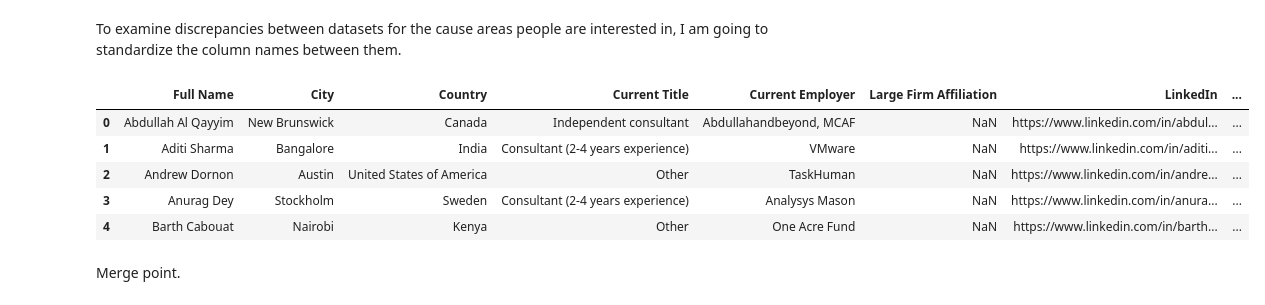
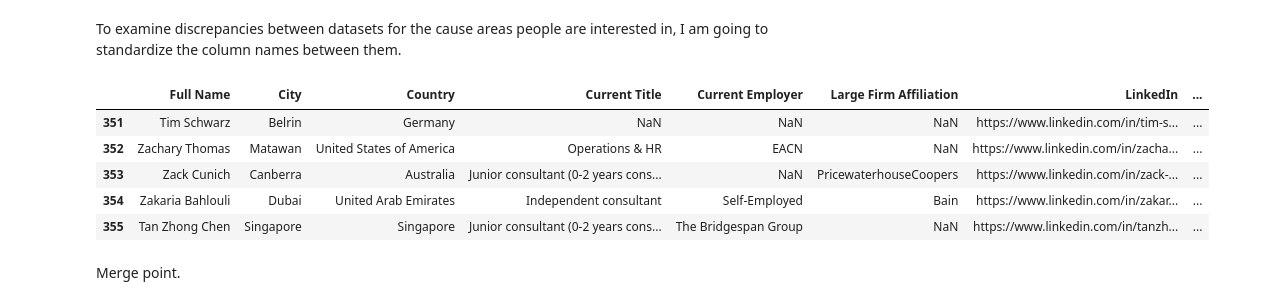
Before and after one commit to 3nikolov/IS537_Final_Project, a Jupyter notebook: Part_1_Import_Merge_Clean.ipynb, the cells around one changed output. Drawn from its saved outputs; the diff is of its cells as text; code cells hidden in the pictures.

```diff
--- a/Part_1_Import_Merge_Clean.ipynb
+++ b/Part_1_Import_Merge_Clean.ipynb
@@ -85,22 +94,22 @@ max                   45.000000      670000.000000
 # %% [markdown]
 To examine discrepancies between datasets for the cause areas people are interested in, I am going to standardize the column names between them.
 # %%
-#syntactic and pattern based error detection/repair: standardizing cause areas. make column names upper or lowercase
+# syntactic and pattern based error detection/repair: standardizing cause areas. make column names upper or lowercase
 
-# def cause_area_standardization(df, column_name):
-#     df[column_name] = df[column_name].astype(str).str.strip()
-#     df[column_name] = df[column_name].str.replace(r'\s*,\s*', ',', regex=True)
-#     return df
+def cause_area_standardization(df, column_name):
+    df[column_name] = df[column_name].astype(str).str.strip()
+    df[column_name] = df[column_name].str.replace(r'\s*,\s*', ',', regex=True)
+    return df
 # %%
-# cause_area_standardization(CFI, "Cause Area Interests")
-# CFI.head()
+cause_area_standardization(CFI, "Cause Area Interests")
+CFI.tail()
 # %% [output]
 |  | Full Name | City | Country | Current Title | Current Employer | Large Firm Affiliation | LinkedIn | ... |
-| 0 | Abdullah Al Qayyim | New Brunswick | Canada | Independent consultant | Abdullahandbeyond, MCAF | NaN | https://www.linkedin.com/in/abdul... | ... |
-| 1 | Aditi Sharma | Bangalore | India | Consultant (2-4 years experience) | VMware | NaN | https://www.linkedin.com/in/aditi... | ... |
-| 2 | Andrew Dornon | Austin | United States of America | Other | TaskHuman | NaN | https://www.linkedin.com/in/andre... | ... |
-| 3 | Anurag Dey | Stockholm | Sweden | Consultant (2-4 years experience) | Analysys Mason | NaN | https://www.linkedin.com/in/anura... | ... |
-| 4 | Barth Cabouat | Nairobi | Kenya | Other | One Acre Fund | NaN | https://www.linkedin.com/in/barth... | ... |
+| 351 | Tim Schwarz | Belrin | Germany | NaN | NaN | NaN | https://www.linkedin.com/in/tim-s... | ... |
+| 352 | Zachary Thomas | Matawan | United States of America | Operations & HR | EACN | NaN | https://www.linkedin.com/in/zacha... | ... |
+| 353 | Zack Cunich | Canberra | Australia | Junior consultant (0-2 years cons... | NaN | PricewaterhouseCoopers | https://www.linkedin.com/in/zack-... | ... |
+| 354 | Zakaria Bahlouli | Dubai | United Arab Emirates | Independent consultant | Self-Employed | Bain | https://www.linkedin.com/in/zakar... | ... |
+| 355 | Tan Zhong Chen | Singapore | Singapore | Junior consultant (0-2 years cons... | The Bridgespan Group | NaN | https://www.linkedin.com/in/tanzh... | ... |
 # %%
 #remove exact duplicates
 # %%
```
Also changed, not shown: parts of 2 cells of this notebook.
